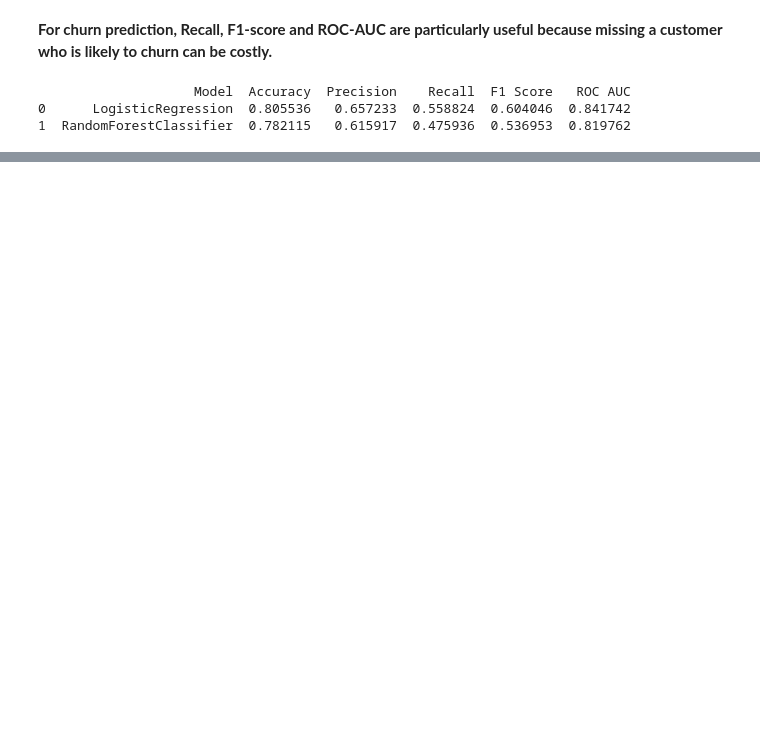
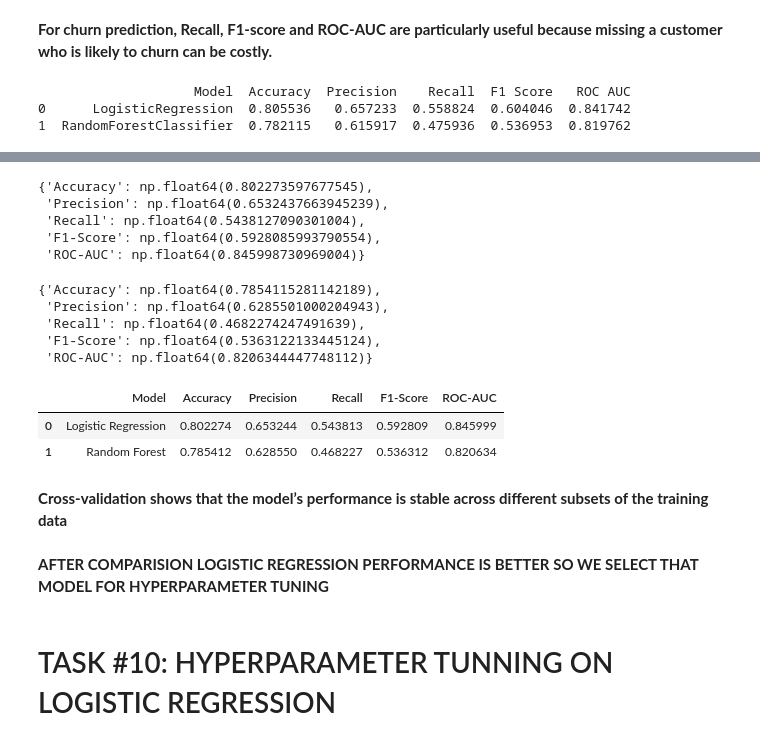
Before and after one commit to ranjansinghds/Telco-Customer-Churn-Prediction-Project, a Jupyter notebook: Telecom_Customer_Churn_Prediction.ipynb, the cells around one changed output, grey strips where cells are left out. Drawn from its saved outputs; the diff is of its cells as text; code cells hidden in the pictures; blank space fills up the shorter version.

```diff
--- a/Telecom_Customer_Churn_Prediction.ipynb
+++ b/Telecom_Customer_Churn_Prediction.ipynb
@@ -459,0 +466,62 @@ print(results_df)
+# %%
+logistic_cv = cross_validate(logistic_pipeline, X_train, y_train, cv=cv, scoring=['accuracy', 'precision', 'recall', 'f1', 'roc_auc'], n_jobs=-1)
+# %%
+# Calculating the mean scores on the cross-validation results for the Logistic Regression model
+
+logistic_cv_results = {
+    'Accuracy': logistic_cv['test_accuracy'].mean(),
+    'Precision': logistic_cv['test_precision'].mean(),
+    'Recall': logistic_cv['test_recall'].mean(),
+    'F1-Score': logistic_cv['test_f1'].mean(),
+    'ROC-AUC': logistic_cv['test_roc_auc'].mean()
+}
+
+logistic_cv_results
+# %% [output]
+{'Accuracy': np.float64(0.802273597677545),
+ 'Precision': np.float64(0.6532437663945239),
+ 'Recall': np.float64(0.5438127090301004),
+ 'F1-Score': np.float64(0.5928085993790554),
+ 'ROC-AUC': np.float64(0.845998730969004)}
+# %%
+rf_cv = cross_validate(rf_pipeline, X_train, y_train, cv=cv, scoring=['accuracy', 'precision', 'recall', 'f1', 'roc_auc'], n_jobs=-1)
+# %%
+# Calculating the mean scores on the cross-validation results for the Random Forest model
+rf_cv_results = {
+    'Accuracy': rf_cv['test_accuracy'].mean(),
+    'Precision': rf_cv['test_precision'].mean(),
+    'Recall': rf_cv['test_recall'].mean(),
+    'F1-Score': rf_cv['test_f1'].mean(),
+    'ROC-AUC': rf_cv['test_roc_auc'].mean()
+}
+
+rf_cv_results
+# %% [output]
+{'Accuracy': np.float64(0.7854115281142189),
+ 'Precision': np.float64(0.6285501000204943),
+ 'Recall': np.float64(0.4682274247491639),
+ 'F1-Score': np.float64(0.5363122133445124),
+ 'ROC-AUC': np.float64(0.8206344447748112)}
+# %%
+# Comparing the cross-validation results of both models
+
+cv_results = pd.DataFrame({
+    "Model": ["Logistic Regression", "Random Forest"],
+    "Accuracy": [ logistic_cv_results["Accuracy"], rf_cv_results["Accuracy"]],
+    "Precision": [logistic_cv_results["Precision"], rf_cv_results["Precision"]],
+    "Recall": [logistic_cv_results["Recall"], rf_cv_results["Recall"]],
+    "F1-Score": [logistic_cv_results["F1-Score"], rf_cv_results["F1-Score"]],
+    "ROC-AUC": [logistic_cv_results["ROC-AUC"], rf_cv_results["ROC-AUC"]]
+})
+
+cv_results
+# %% [output]
+|  | Model | Accuracy | Precision | Recall | F1-Score | ROC-AUC |
+| 0 | Logistic Regression | 0.802274 | 0.653244 | 0.543813 | 0.592809 | 0.845999 |
+| 1 | Random Forest | 0.785412 | 0.628550 | 0.468227 | 0.536312 | 0.820634 |
+# %% [markdown]
+**Cross-validation shows that the model’s performance is stable across different subsets of the training data**
+# %% [markdown]
+**AFTER COMPARISION LOGISTIC REGRESSION PERFORMANCE IS BETTER SO WE SELECT THAT MODEL FOR HYPERPARAMETER TUNING**
+# %% [markdown]
+# TASK #10: HYPERPARAMETER TUNNING ON LOGISTIC REGRESSION
```
Also changed, not shown: parts of 3 cells of this notebook.
